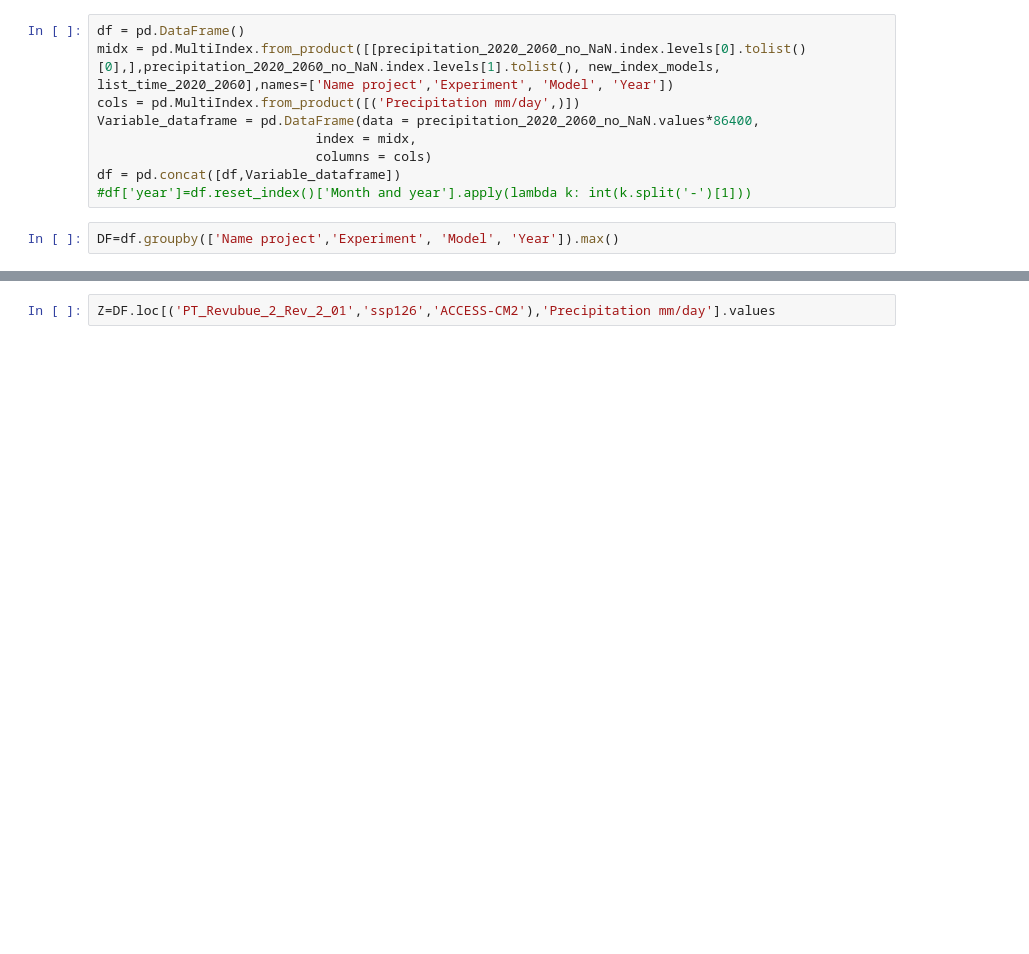
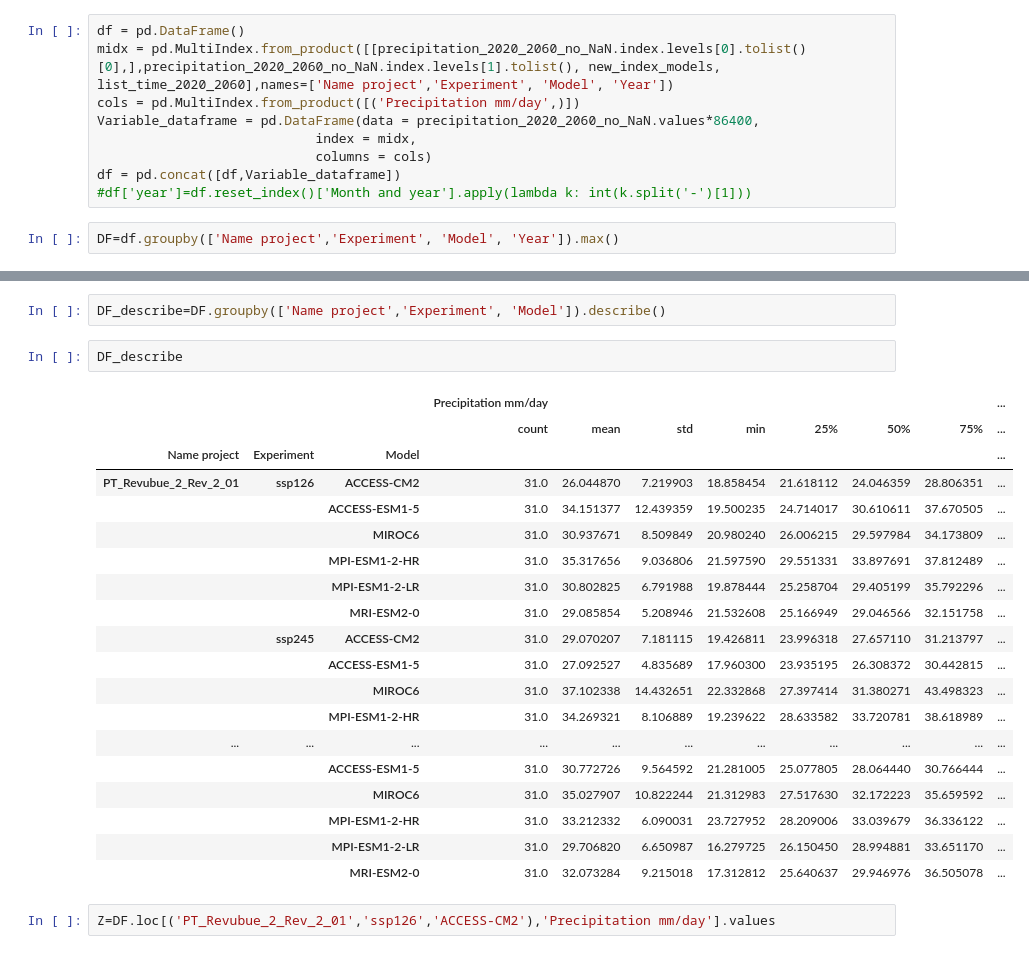
Before and after one commit to RaphaelPB/CRVA_tool, a Jupyter notebook: Test scipy.ipynb, the cells around one changed output, grey strips where cells are left out. Drawn from its saved outputs; the diff is of its cells as text; blank space fills up the shorter version.

```diff
--- a/Test scipy.ipynb
+++ b/Test scipy.ipynb
@@ -192,3 +215,27 @@ DF
+# %%
+DF_describe=DF.groupby(['Name project','Experiment', 'Model']).describe()
+# %%
+DF_describe
+# %% [output]
+|  |  |  | Precipitation mm/day |  |  |  |  |  |  | ... |
+|  |  |  | count | mean | std | min | 25% | 50% | 75% | ... |
+| Name project | Experiment | Model |  |  |  |  |  |  |  | ... |
+| PT_Revubue_2_Rev_2_01 | ssp126 | ACCESS-CM2 | 31.0 | 26.044870 | 7.219903 | 18.858454 | 21.618112 | 24.046359 | 28.806351 | ... |
+|  |  | ACCESS-ESM1-5 | 31.0 | 34.151377 | 12.439359 | 19.500235 | 24.714017 | 30.610611 | 37.670505 | ... |
+|  |  | MIROC6 | 31.0 | 30.937671 | 8.509849 | 20.980240 | 26.006215 | 29.597984 | 34.173809 | ... |
+|  |  | MPI-ESM1-2-HR | 31.0 | 35.317656 | 9.036806 | 21.597590 | 29.551331 | 33.897691 | 37.812489 | ... |
+|  |  | MPI-ESM1-2-LR | 31.0 | 30.802825 | 6.791988 | 19.878444 | 25.258704 | 29.405199 | 35.792296 | ... |
+|  |  | MRI-ESM2-0 | 31.0 | 29.085854 | 5.208946 | 21.532608 | 25.166949 | 29.046566 | 32.151758 | ... |
+|  | ssp245 | ACCESS-CM2 | 31.0 | 29.070207 | 7.181115 | 19.426811 | 23.996318 | 27.657110 | 31.213797 | ... |
+|  |  | ACCESS-ESM1-5 | 31.0 | 27.092527 | 4.835689 | 17.960300 | 23.935195 | 26.308372 | 30.442815 | ... |
+|  |  | MIROC6 | 31.0 | 37.102338 | 14.432651 | 22.332868 | 27.397414 | 31.380271 | 43.498323 | ... |
+|  |  | MPI-ESM1-2-HR | 31.0 | 34.269321 | 8.106889 | 19.239622 | 28.633582 | 33.720781 | 38.618989 | ... |
+| ... | ... | ... | ... | ... | ... | ... | ... | ... | ... | ... |
+|  |  | ACCESS-ESM1-5 | 31.0 | 30.772726 | 9.564592 | 21.281005 | 25.077805 | 28.064440 | 30.766444 | ... |
+|  |  | MIROC6 | 31.0 | 35.027907 | 10.822244 | 21.312983 | 27.517630 | 32.172223 | 35.659592 | ... |
+|  |  | MPI-ESM1-2-HR | 31.0 | 33.212332 | 6.090031 | 23.727952 | 28.209006 | 33.039679 | 36.336122 | ... |
+|  |  | MPI-ESM1-2-LR | 31.0 | 29.706820 | 6.650987 | 16.279725 | 26.150450 | 28.994881 | 33.651170 | ... |
+|  |  | MRI-ESM2-0 | 31.0 | 32.073284 | 9.215018 | 17.312812 | 25.640637 | 29.946976 | 36.505078 | ... |
 # %%
 Z=DF.loc[('PT_Revubue_2_Rev_2_01','ssp126','ACCESS-CM2'),'Precipitation mm/day'].values
 # %%
```
Also changed, not shown: parts of 7 cells of this notebook, 3 other files.
